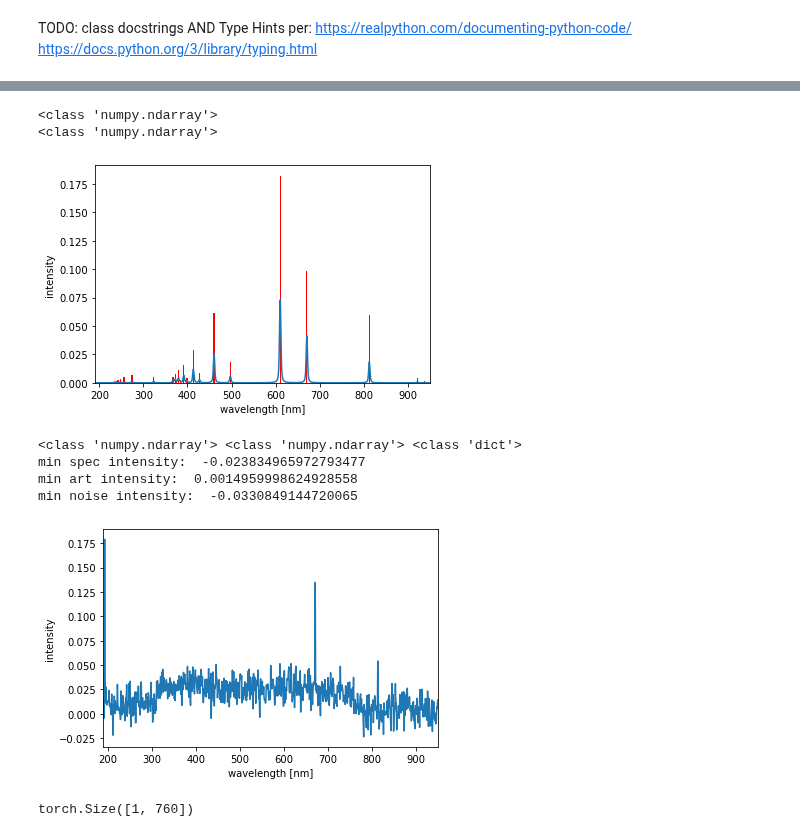
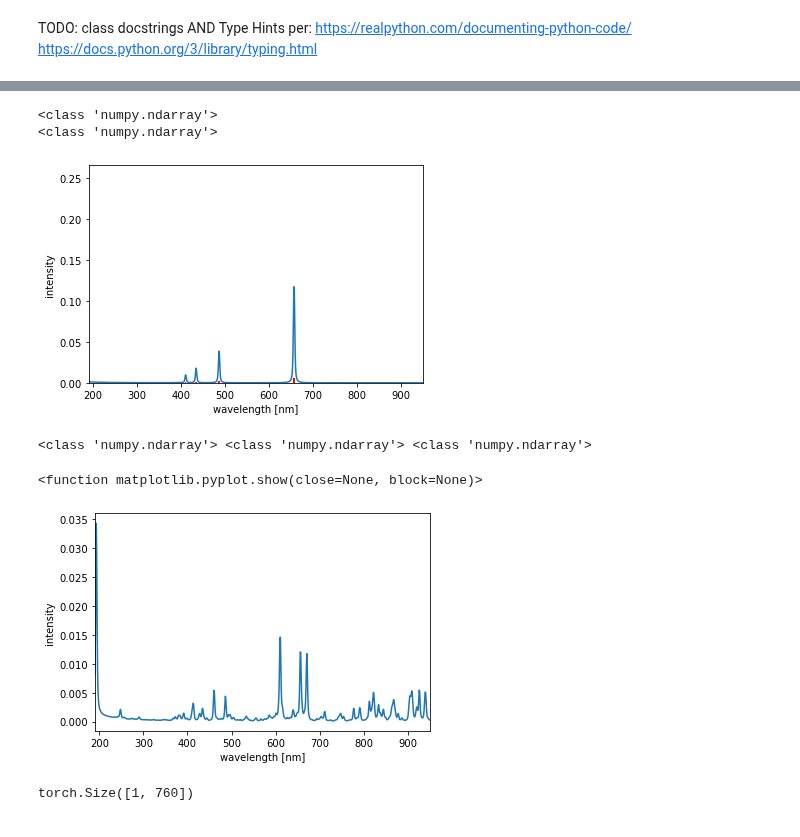
Before and after one commit to MWhitta/phaseMAP, a Jupyter notebook: LIBS_Training.ipynb, the cells around one changed output, grey strips where cells are left out. Drawn from its saved outputs; the diff is of its cells as text; code cells hidden in the pictures.

Commit message:
reverted make_spectra to array-based. Network inputs are the composite spectra and the outputs are the array component/spectra for the allowed elements

```diff
--- a/LIBS_Training.ipynb
+++ b/LIBS_Training.ipynb
@@ -354,39 +368,31 @@ class spectrum_maker():
 # %%
 #Test peak maker method from class spectrum_maker
 my_maker = spectrum_maker(10)
-wave, spec = my_maker.peak_maker(element = "Li", plot = True)
+wave, spec = my_maker.peak_maker(element = "H", plot = True)
 print(type(wave))
 print(type(spec))
 # %% [output]
 <class 'numpy.ndarray'>
 <class 'numpy.ndarray'>
-[figure, old version]
+[figure, new version]
 # %%
 #Test method make_spectra from class spectrum_maker
 my_maker = spectrum_maker(10)
 #first 10 elements
 my_elem = ['H', 'He', 'Li', 'Be', 'B', 'C', 'N', 'O', 'F', 'Ne']
 my_fracs = [0.1, 0, 0.2, 0, 0, 0.3, 0.2, 0.1, 0, 0.1]
-my_wave, my_spec, my_specdict = my_maker.make_spectra(fracs=my_fracs)
-print(type(my_wave), type(my_spec), type(my_specdict))
+my_wave, my_spec, my_specarray = my_maker.make_spectra(fracs=my_fracs)
+print(type(my_wave), type(my_spec), type(my_specarray))
 
 plt.plot(my_wave, my_spec)
 plt.xlabel('wavelength [nm]')
 plt.ylabel('intensity')
 plt.xlim([190, 950])
 plt.show
-
-#components allow exploring source of negative intensity
-#useful if we want to tune elements to non-negative?
-print("min spec intensity: ",np.min(my_spec))
-print("min art intensity: ",np.min(my_specdict["artifacts"]))
-print("min noise intensity: ",np.min(my_specdict["noise"]))
 # %% [output]
-<class 'numpy.ndarray'> <class 'numpy.ndarray'> <class 'dict'>
-min spec intensity:  -0.023834965972793477
-min art intensity:  0.0014959998624928558
-min noise intensity:  -0.0330849144720065
+<class 'numpy.ndarray'> <class 'numpy.ndarray'> <class 'numpy.ndarray'>
+<function matplotlib.pyplot.show(close=None, block=None)>
-[figure, old version]
+[figure, new version]
 # %%
 #test batch_spectra method
 my_maker = spectrum_maker(20)
```
Also changed, not shown: parts of 3 cells of this notebook.
